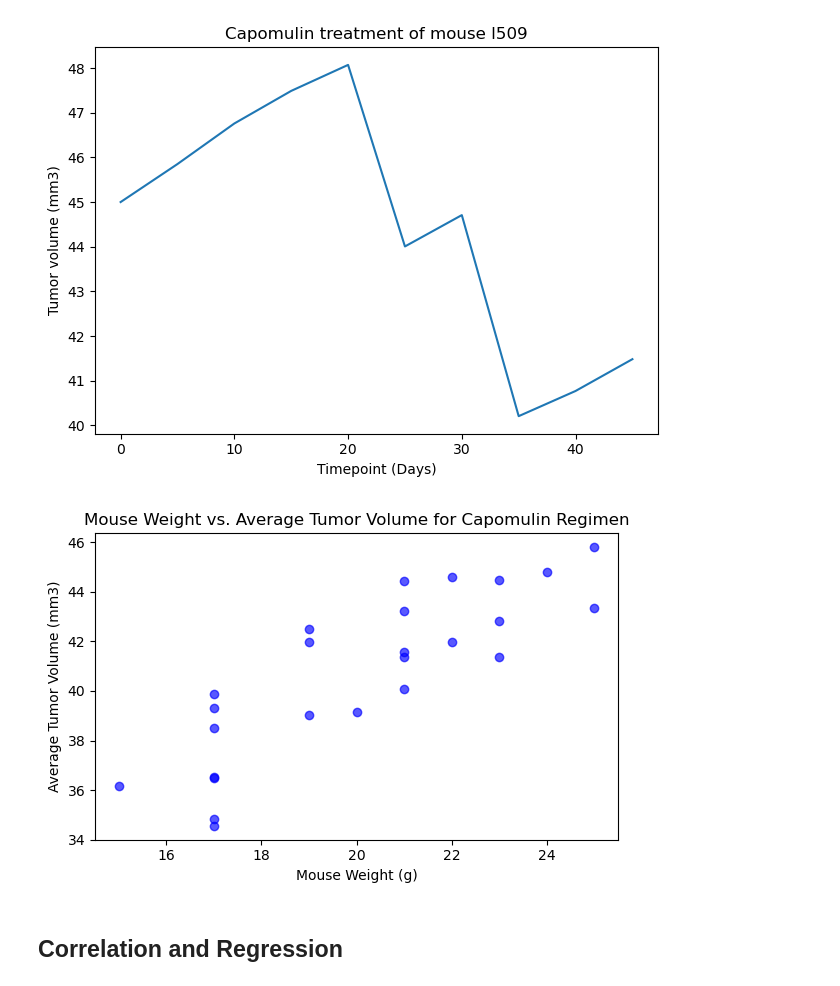
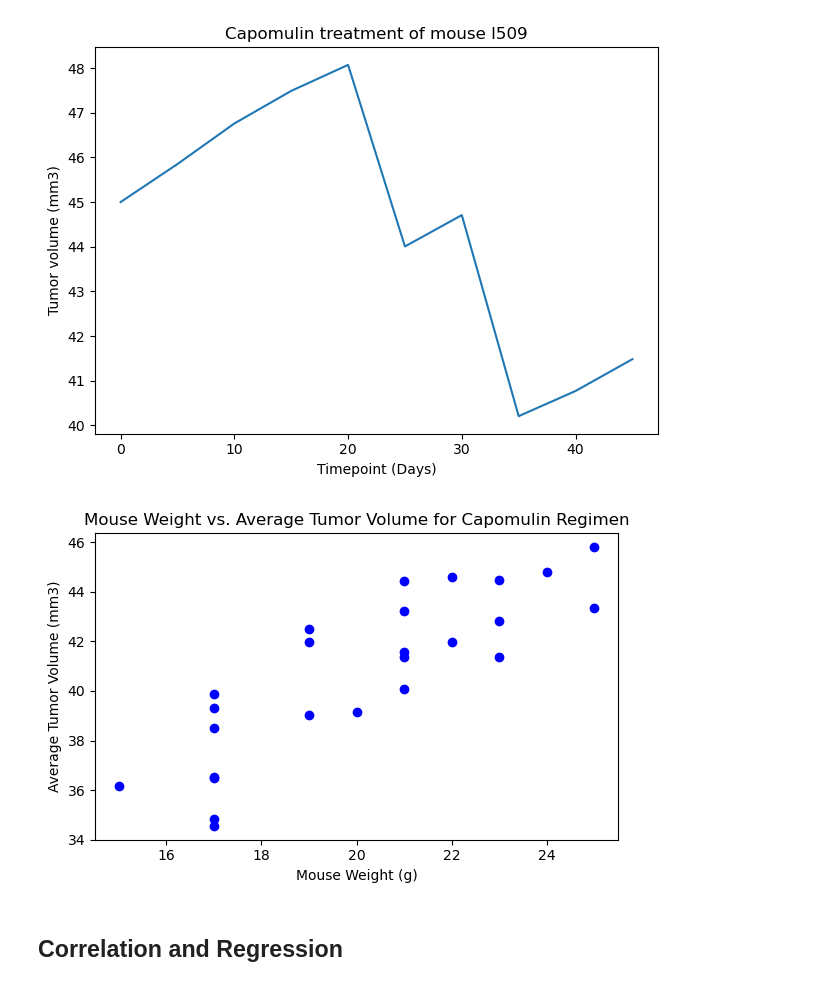
Before and after one commit to HaleyASU/Matplotlib-Challenge, a Jupyter notebook: Pymaceuticals/pymaceuticals_starter.ipynb, the cells around one changed output. Saved outputs shown, nothing was run; the diff lists cells and outputs as text; code cells hidden in the pictures.

```diff
--- a/Pymaceuticals/pymaceuticals_starter.ipynb
+++ b/Pymaceuticals/pymaceuticals_starter.ipynb
@@ -298,29 +299,28 @@ plt.show()
 # %%
 # Filter the data to only include Capomulin regimen
 capomulin_data = cleaned_df[cleaned_df['Drug Regimen'] == 'Capomulin']
 
 # Group by Mouse ID and calculate the average tumor volume for each mouse
 avg_tumor_volume = capomulin_data.groupby('Mouse ID')['Tumor Volume (mm3)'].mean().reset_index()
 
 # Merge the average tumor volume data with the mouse weight data
-# Assuming there's a 'Weight (g)' column in your dataframe
 mouse_weight_data = cleaned_df[['Mouse ID', 'Weight (g)']].drop_duplicates()
 merged_data = pd.merge(avg_tumor_volume, mouse_weight_data, on='Mouse ID')
 
 # Generate a scatter plot of mouse weight vs. average tumor volume
 plt.figure(figsize=(6,4))
-plt.scatter(merged_data['Weight (g)'], merged_data['Tumor Volume (mm3)'], color='b', marker='o', alpha=0.65)
+plt.scatter(merged_data['Weight (g)'], merged_data['Tumor Volume (mm3)'], color='b', marker='o')
 
 # Set labels and title
 plt.xlabel("Mouse Weight (g)")
 plt.ylabel("Average Tumor Volume (mm3)")
 plt.title("Mouse Weight vs. Average Tumor Volume for Capomulin Regimen")
 
 # Display the plot
 plt.tight_layout()
 plt.show()
 # %% [output]
-[figure, old version]
+[figure, new version]
 # %% [markdown]
 ## Correlation and Regression
 # %%
```
Also changed, not shown: parts of 1 cell of this notebook.
